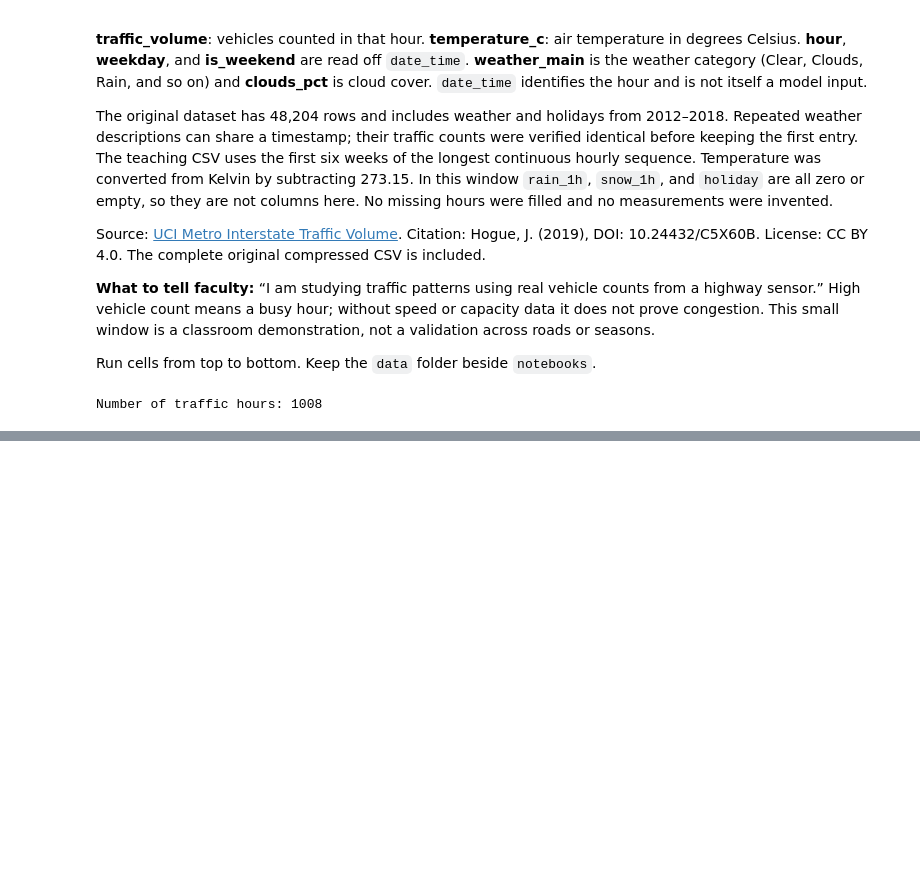
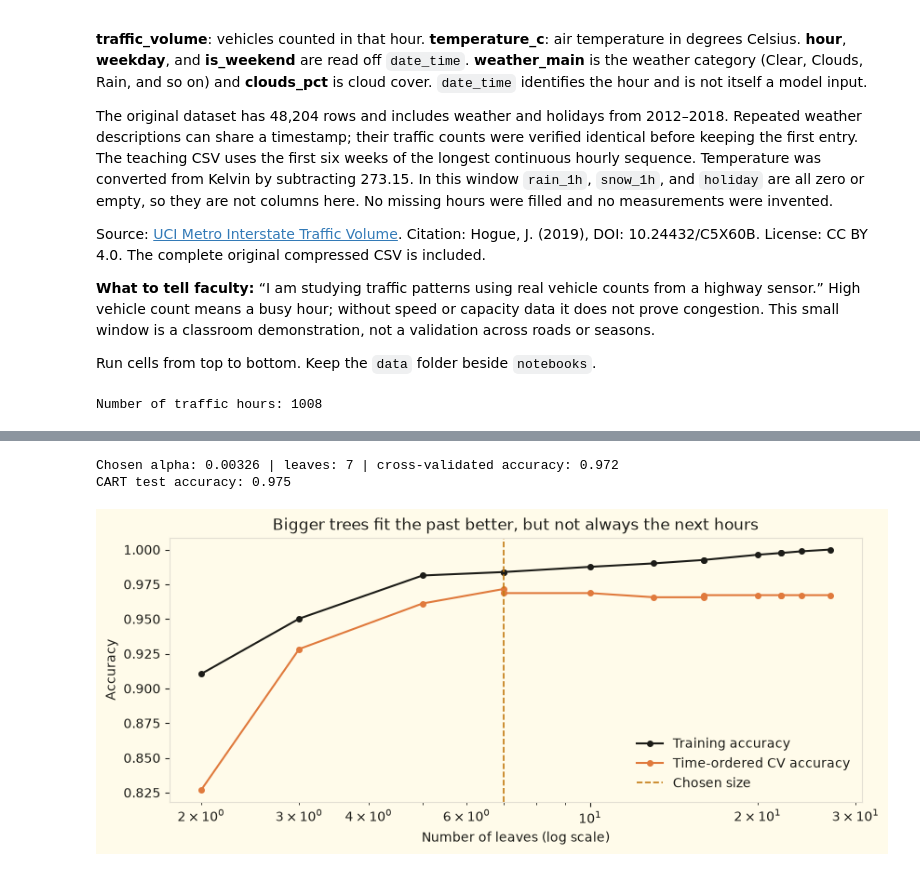
Before and after one commit to Skygazer1111/MLWeeklyProject, a Jupyter notebook: ml-lab/dist/notebooks/unit_5_combining_models.ipynb, the cells around one changed output, grey strips where cells are left out. Cells and saved outputs as stored; diff of their text form; code cells hidden in the pictures; blank space fills up the shorter version.

```diff
--- a/ml-lab/dist/notebooks/unit_5_combining_models.ipynb
+++ b/ml-lab/dist/notebooks/unit_5_combining_models.ipynb
@@ -127,0 +160,32 @@ A tree is one model; an ensemble combines several models. Compare the measured t
+# %%
+# Cost-complexity pruning: a larger alpha removes more branches.
+path = DecisionTreeClassifier(random_state=42).cost_complexity_pruning_path(X_train, y_train)
+alphas = np.unique(np.round(path.ccp_alphas, 6))
+alphas = np.unique(alphas[np.linspace(0, len(alphas) - 1, min(25, len(alphas))).astype(int)])
+rows = []
+for alpha in alphas:
+    candidate = DecisionTreeClassifier(ccp_alpha=alpha, random_state=42).fit(X_train, y_train)
+    rows.append((alpha, candidate.get_n_leaves(), candidate.score(X_train, y_train),
+                 cross_val_score(DecisionTreeClassifier(ccp_alpha=alpha, random_state=42), X_train, y_train, cv=cv).mean()))
+pruning = pd.DataFrame(rows, columns=['alpha', 'leaves', 'train_accuracy', 'cv_accuracy'])
+best = pruning.sort_values(['cv_accuracy', 'alpha'], ascending=[False, False]).iloc[0]   # ties: simpler tree
+best_alpha = float(best['alpha'])
+cart = DecisionTreeClassifier(ccp_alpha=best_alpha, random_state=42).fit(X_train, y_train)
+record('CART (pruned)', cart.predict_proba(X_test)[:, 1])
+print('Chosen alpha:', round(best_alpha, 5), '| leaves:', int(best['leaves']), '| cross-validated accuracy:', round(best['cv_accuracy'], 3))
+print('CART test accuracy:', round(accuracy_score(y_test, cart.predict(X_test)), 3))
+
+fig, ax = plt.subplots(figsize=(8.4, 3.6), layout='constrained')
+ax.plot(pruning['leaves'], pruning['train_accuracy'], marker='o', ms=4, color=INK, label='Training accuracy')
+ax.plot(pruning['leaves'], pruning['cv_accuracy'], marker='o', ms=4, color=ORANGE, label='Time-ordered CV accuracy')
+ax.axvline(best['leaves'], color='#c47b12', ls='--', lw=1.2, label='Chosen size')
+ax.set_xscale('log')
+ax.set_xlabel('Number of leaves (log scale)')
+ax.set_ylabel('Accuracy')
+ax.set_title('Bigger trees fit the past better, but not always the next hours')
+ax.legend(frameon=False)
+plt.show()
+# %% [output]
+Chosen alpha: 0.00326 | leaves: 7 | cross-validated accuracy: 0.972
+CART test accuracy: 0.975
+[figure, added]
```
Also changed, not shown: parts of 33 cells of this notebook, 18 other files.
